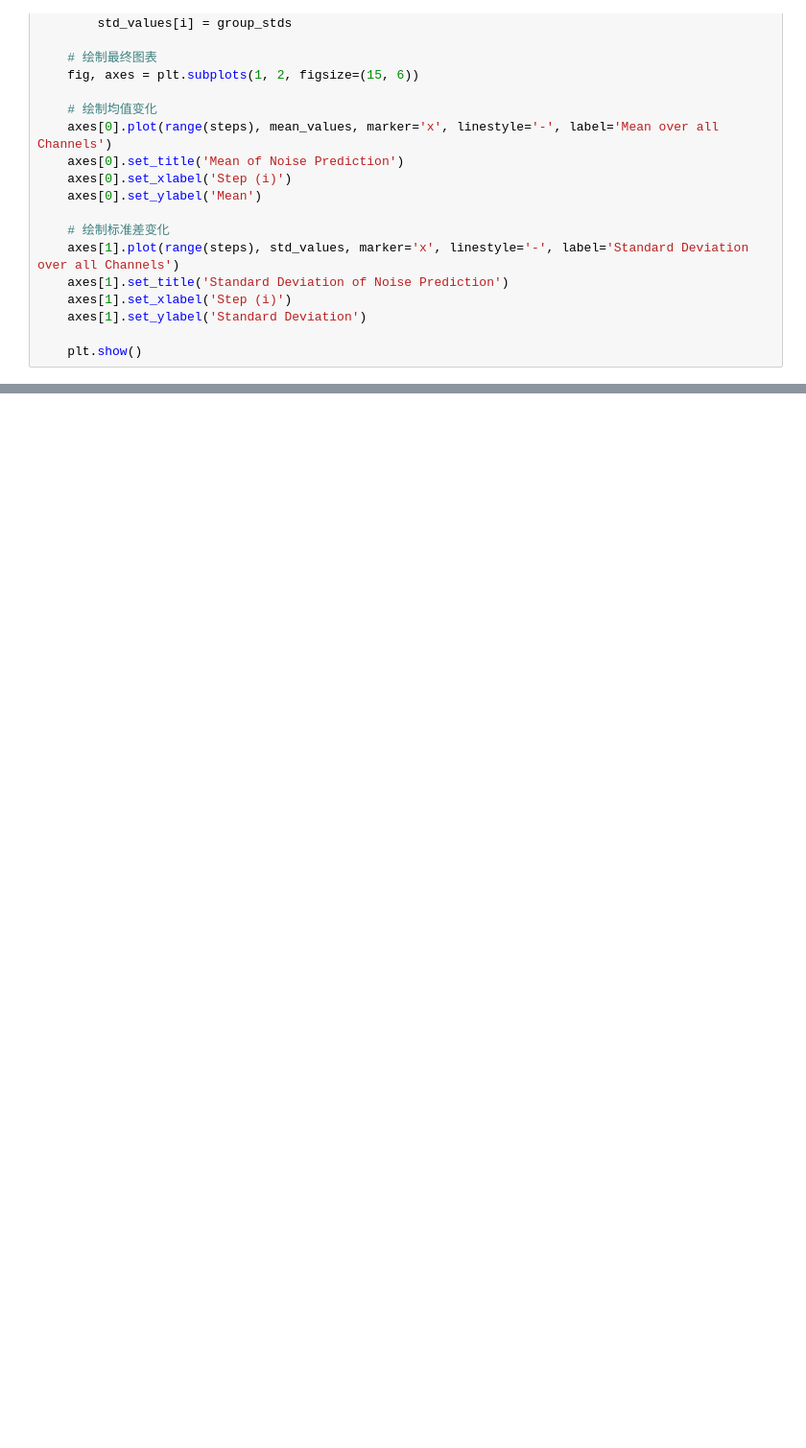
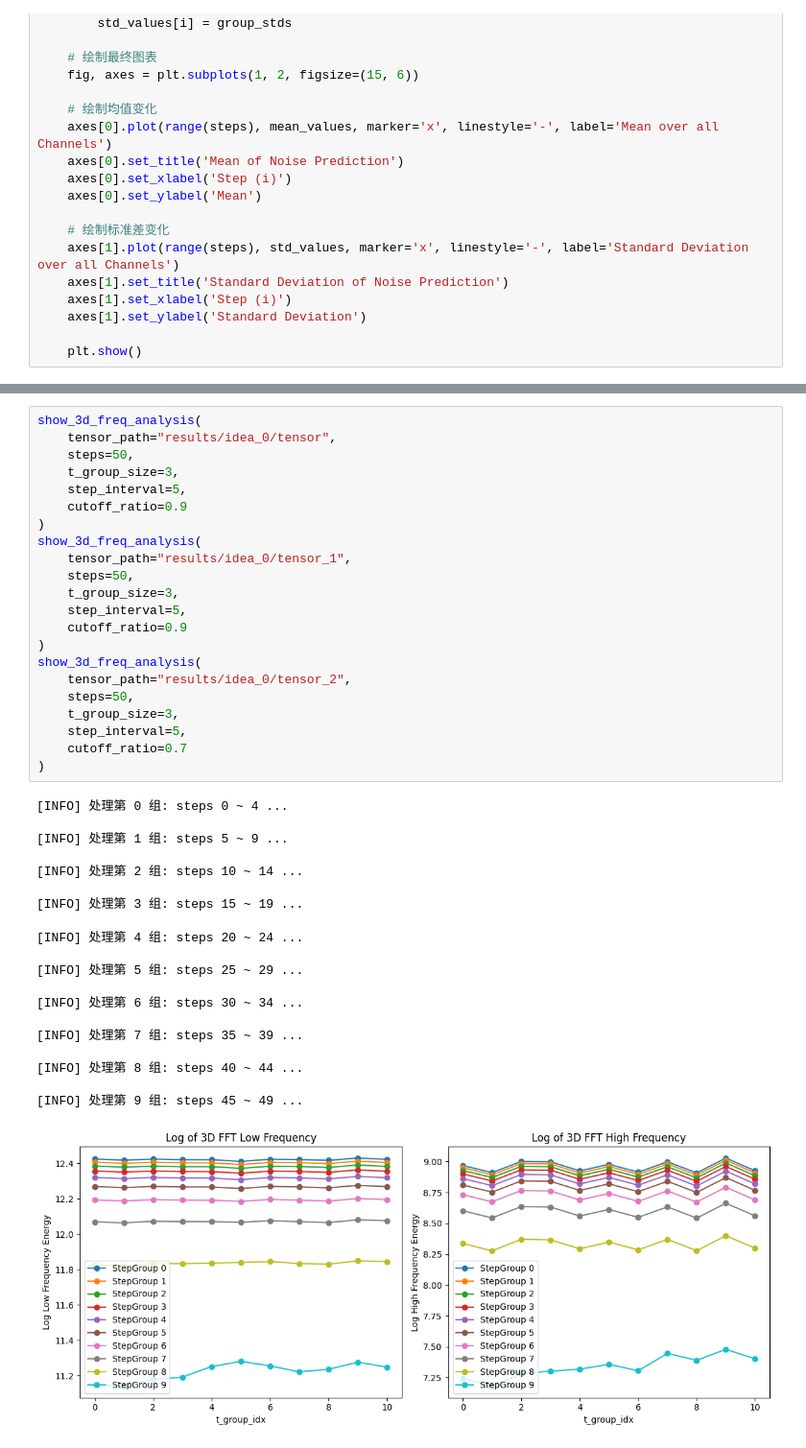
Before and after one commit to c976237222/HunyuanVideo_efficiency, a Jupyter notebook: exp0.ipynb, the cells around one changed output, grey strips where cells are left out. Shown at 96% size. Saved outputs shown, nothing was run; the diff lists cells and outputs as text; blank space fills up the shorter version.

```diff
--- a/exp0.ipynb
+++ b/exp0.ipynb
@@ -64,0 +523,42 @@ ValueError: not enough values to unpack (expected 5, got 4)
+# %%
+show_3d_freq_analysis(
+    tensor_path="results/idea_0/tensor",
+    steps=50,
+    t_group_size=3,
+    step_interval=5,
+    cutoff_ratio=0.9
+)
+show_3d_freq_analysis(
+    tensor_path="results/idea_0/tensor_1",
+    steps=50,
+    t_group_size=3,
+    step_interval=5,
+    cutoff_ratio=0.9
+)
+show_3d_freq_analysis(
+    tensor_path="results/idea_0/tensor_2",
+    steps=50,
+    t_group_size=3,
+    step_interval=5,
+    cutoff_ratio=0.7
+)
+# %% [output]
+[INFO] 处理第 0 组: steps 0 ~ 4 ...
+
+[INFO] 处理第 1 组: steps 5 ~ 9 ...
+
+[INFO] 处理第 2 组: steps 10 ~ 14 ...
+
+[INFO] 处理第 3 组: steps 15 ~ 19 ...
+[INFO] 处理第 4 组: steps 20 ~ 24 ...
+
+[INFO] 处理第 5 组: steps 25 ~ 29 ...
+
+[INFO] 处理第 6 组: steps 30 ~ 34 ...
+
+[INFO] 处理第 7 组: steps 35 ~ 39 ...
+
+[INFO] 处理第 8 组: steps 40 ~ 44 ...
+
+[INFO] 处理第 9 组: steps 45 ~ 49 ...
+[figure, added]
```
Also changed, not shown: parts of 7 cells of this notebook, 7 other files.
